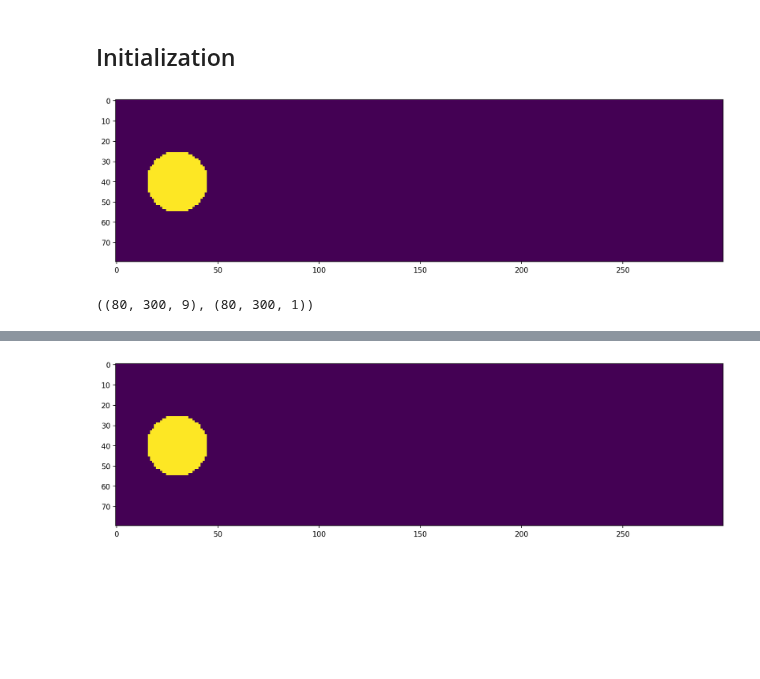
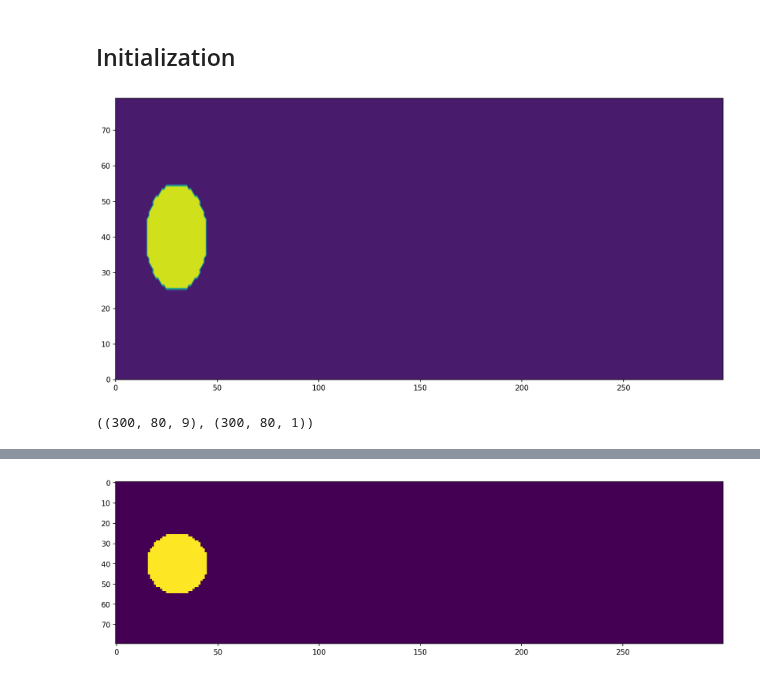
Before and after one commit to SunAndClouds/ComplexSystems, a Jupyter notebook: Final Project.ipynb, the cells around one changed output, grey strips where cells are left out. Cells and saved outputs as stored; diff of their text form; code cells hidden in the pictures; blank space fills up the shorter version.

```diff
--- a/Final Project.ipynb
+++ b/Final Project.ipynb
@@ -104,7 +108,7 @@ plt.rcParams["figure.dpi"] = 150
 
 Re = 80 # Reynold's number
 mass_density = 1 # Unitless mass density
-inflow_speed = 1 # Initial horizontal inflow, this is assumed to be constant throughout the simulation
+inflow_speed = 0.05 # Initial horizontal inflow, this is assumed to be constant throughout the simulation
 dt = 1 # Change in time
 simulation_time_steps = 10000 # Total number of steps of the simulation
 record_steps = 100 # Record every 100 simulation steps
@@ -130,50 +134,53 @@ lattice_config = np.array([
 lattice_indices = np.array([0, 1, 2, 3, 4, 5, 6, 7, 8])
 reflected_lattice_indices = np.array([0, 3, 4, 1, 2, 7, 8, 5, 6])
 lattice_weights = np.array([
     4/9, # center
     1/9, 1/9, 1/9, 1/9, # sides
     1/36, 1/36, 1/36, 1/36, # diagonals
 ])
 
 # These arrays will determine the flow directions
 east_indices = np.array([5, 1, 8])
 north_indices = np.array([6, 2, 5])
 west_indices = np.array([7, 3, 6])
 south_indices = np.array([7, 4, 8])
 vertical_indices = np.array([2, 0, 4])
 horizontal_indices = np.array([3, 0, 1])
 
 
 center_of_mass = (Nx//10, Ny//2)
 x, y = np.arange(Nx), np.arange(Ny)
-X, Y = np.meshgrid(x, y)
+X, Y = np.meshgrid(x, y, indexing="ij")
 # This is a boolean array with True when its considered to be an obstacle and False when it is fluid
 cylinder = np.sqrt((X - center_of_mass[0])**2 + (Y - center_of_mass[1])**2) < R
 
 # Initializing the velocity field such that
 # there is a constant horizontal flow form left to right
 velocity_field = np.zeros([Nx, Ny, 2])
 velocity_field[..., 0] = inflow_speed
 background_flow = velocity_field.copy()
 
-plt.imshow(cylinder)
+plt.contourf(X, Y, cylinder)
 plt.show()
 # %% [output]
-[figure, old version]
+[figure, new version]
 # %%
+def rho(lattice_matrix): # (Nx, Ny, 9) -> (Nx, Ny, 1)
+    return lattice_matrix.sum(-1, keepdims=True)
+
 def f_eq(velocity_field, lattice_config, density_field): # (Nx, Ny, 2), (Nx, Ny, 1) -> (Nx, Ny, 9)
     projected_velocity_field = velocity_field @ lattice_config
     speed_field = np.linalg.norm(velocity_field, ord=2, axis=-1, keepdims=True)
     equilibrium_lattice_velocities = density_field * lattice_weights[None, None] * (
         1 + 3 * projected_velocity_field + 9/2 * projected_velocity_field**2 - 3/2 * speed_field**2
     )
-    return equilibrium_lattice_velocities.transpose(1, 0, -1)
+    return equilibrium_lattice_velocities#.transpose(1, 0, -1)
 
 initial_density = np.ones([Nx, Ny, 1])
-equilibrium_lattice_velocities = f_eq(u_field, lattice_config, initial_density)
+equilibrium_lattice_velocities = f_eq(velocity_field, lattice_config, initial_density)
 density = rho(equilibrium_lattice_velocities)
 
 equilibrium_lattice_velocities.shape, density.shape
 # %% [output]
-((80, 300, 9), (80, 300, 1))
+((300, 80, 9), (300, 80, 1))
 # %%
```
Also changed, not shown: parts of 8 cells of this notebook.
